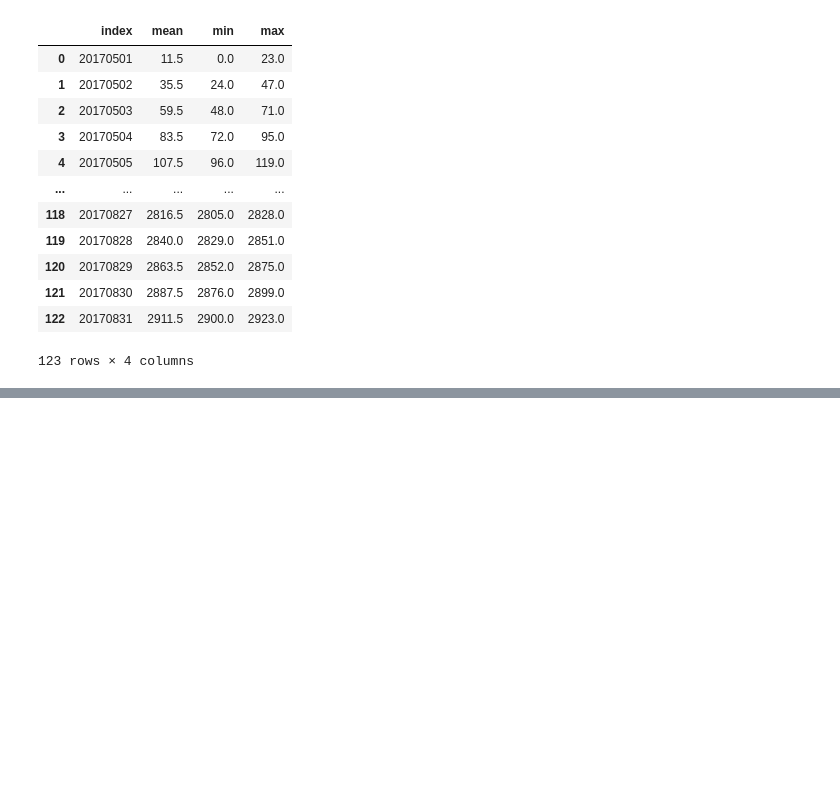
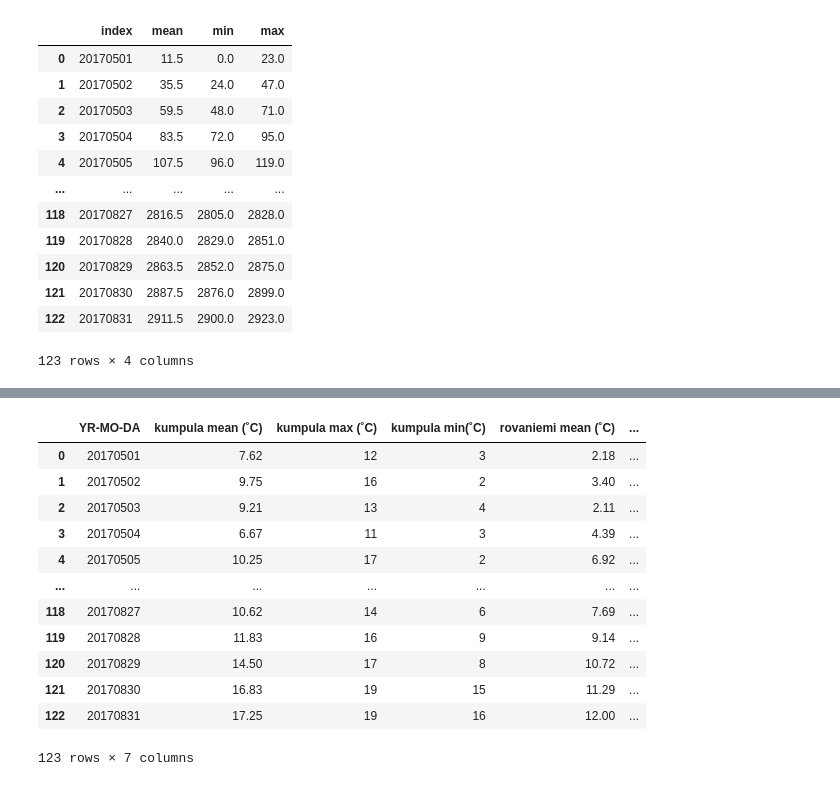
Before and after one commit to carmen-kayan/Exercise-5, a Jupyter notebook: Exercise-5-problem-4.ipynb, the cells around one changed output, grey strips where cells are left out. Cells and saved outputs as stored; diff of their text form; code cells hidden in the pictures; blank space fills up the shorter version.

```diff
--- a/Exercise-5-problem-4.ipynb
+++ b/Exercise-5-problem-4.ipynb
@@ -170,0 +171,18 @@ daily_rovaniemi
+# %%
+#merge the two dataframes into a single one, ordered by date
+daily=pd.merge_ordered(daily_kumpula,daily_rovaniemi,on='YR-MO-DA', how='left')
+daily
+# %% [output]
+|  | YR-MO-DA | kumpula mean (˚C) | kumpula max (˚C) | kumpula min(˚C) | rovaniemi mean (˚C) | ... |
+| 0 | 20170501 | 7.62 | 12 | 3 | 2.18 | ... |
+| 1 | 20170502 | 9.75 | 16 | 2 | 3.40 | ... |
+| 2 | 20170503 | 9.21 | 13 | 4 | 2.11 | ... |
+| 3 | 20170504 | 6.67 | 11 | 3 | 4.39 | ... |
+| 4 | 20170505 | 10.25 | 17 | 2 | 6.92 | ... |
+| ... | ... | ... | ... | ... | ... | ... |
+| 118 | 20170827 | 10.62 | 14 | 6 | 7.69 | ... |
+| 119 | 20170828 | 11.83 | 16 | 9 | 9.14 | ... |
+| 120 | 20170829 | 14.50 | 17 | 8 | 10.72 | ... |
+| 121 | 20170830 | 16.83 | 19 | 15 | 11.29 | ... |
+| 122 | 20170831 | 17.25 | 19 | 16 | 12.00 | ... |
+123 rows × 7 columns
```
Also changed, not shown: parts of 2 cells of this notebook.
